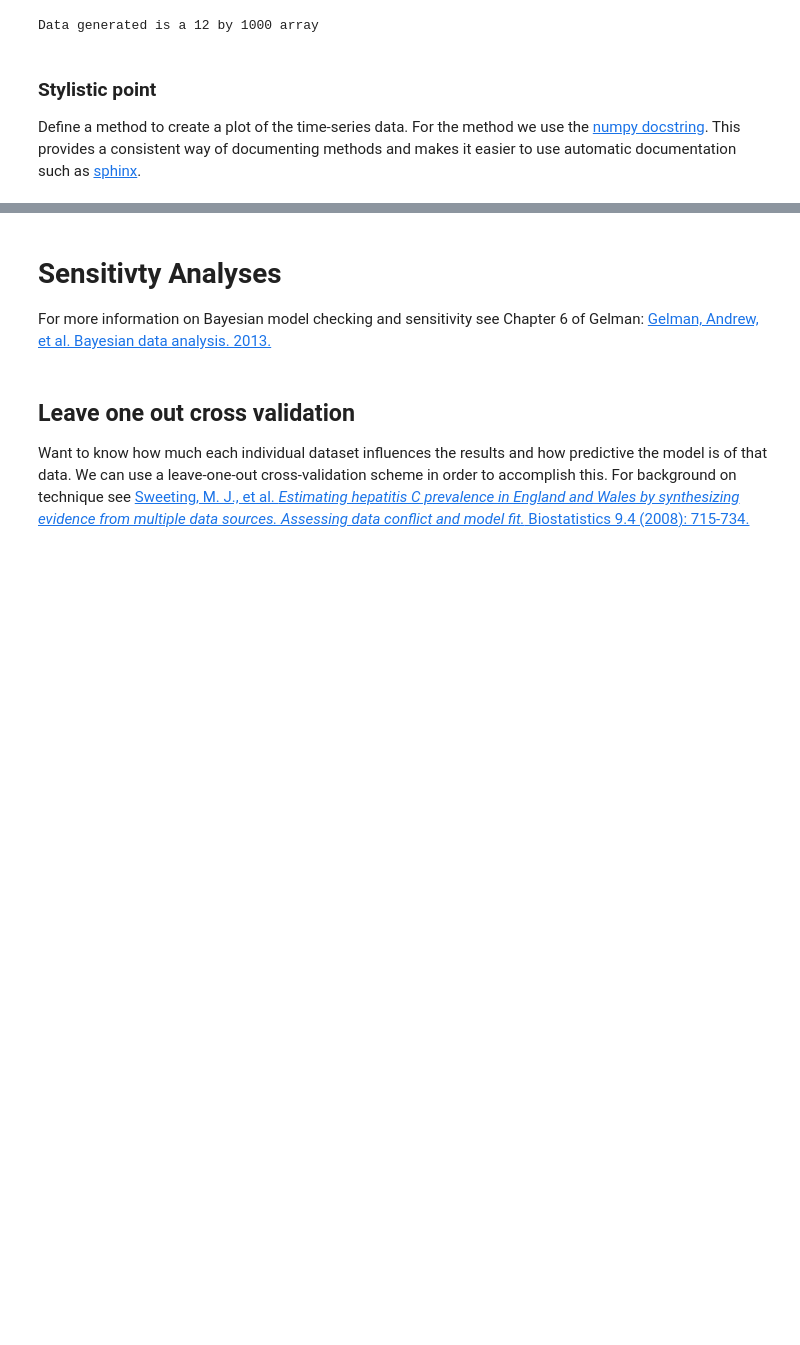
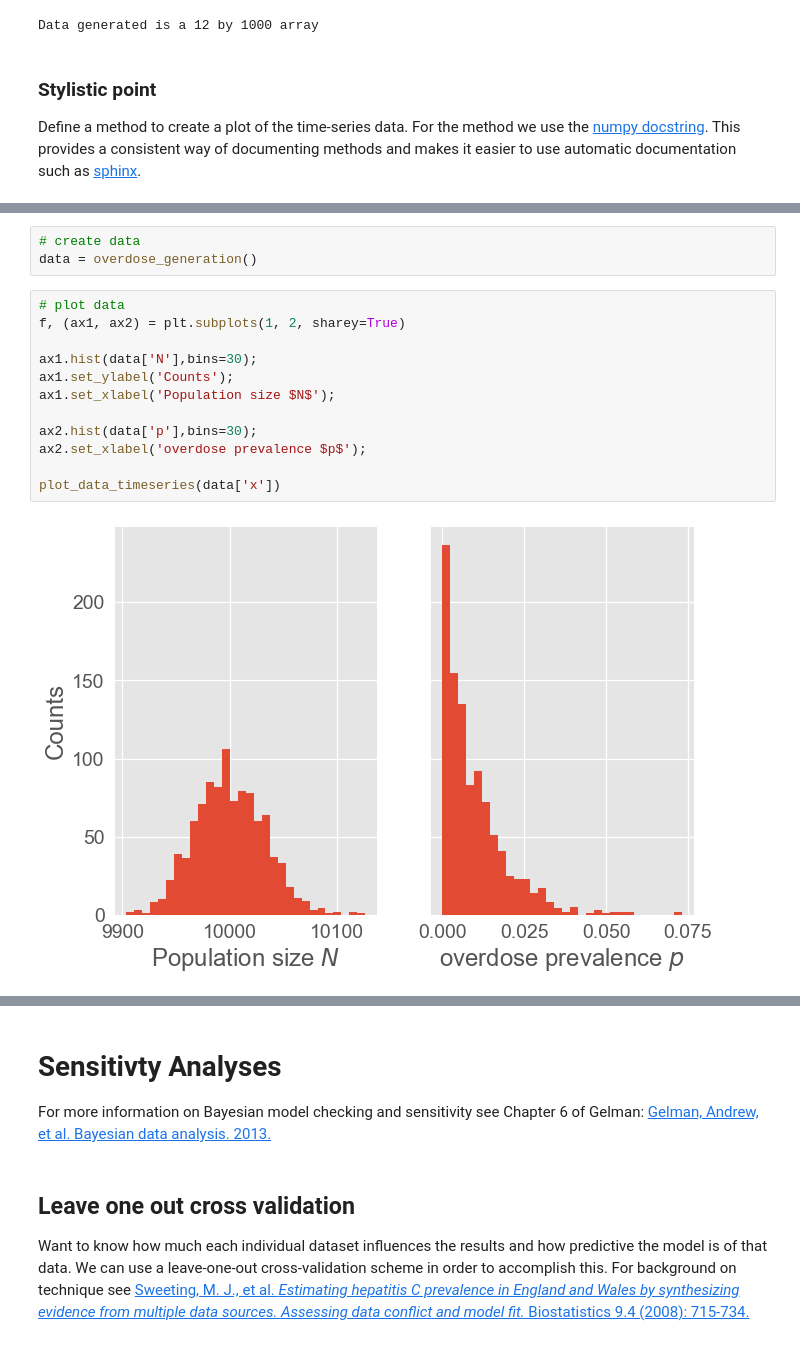
Before and after one commit to sempwn/overdose-model-intro, a Jupyter notebook: model_introduction.ipynb, the cells around one changed output, grey strips where cells are left out. Drawn from its saved outputs; the diff is of its cells as text; blank space fills up the shorter version.

```diff
--- a/model_introduction.ipynb
+++ b/model_introduction.ipynb
@@ -104,0 +181,17 @@ def plot_data_timeseries(data, ):
+# %%
+# create data
+data = overdose_generation()
+# %%
+# plot data
+f, (ax1, ax2) = plt.subplots(1, 2, sharey=True)
+
+ax1.hist(data['N'],bins=30);
+ax1.set_ylabel('Counts');
+ax1.set_xlabel('Population size $N$');
+
+ax2.hist(data['p'],bins=30);
+ax2.set_xlabel('overdose prevalence $p$');
+
+plot_data_timeseries(data['x'])
+# %% [output]
+[figure, added]
```
Also changed, not shown: parts of 19 cells of this notebook.
